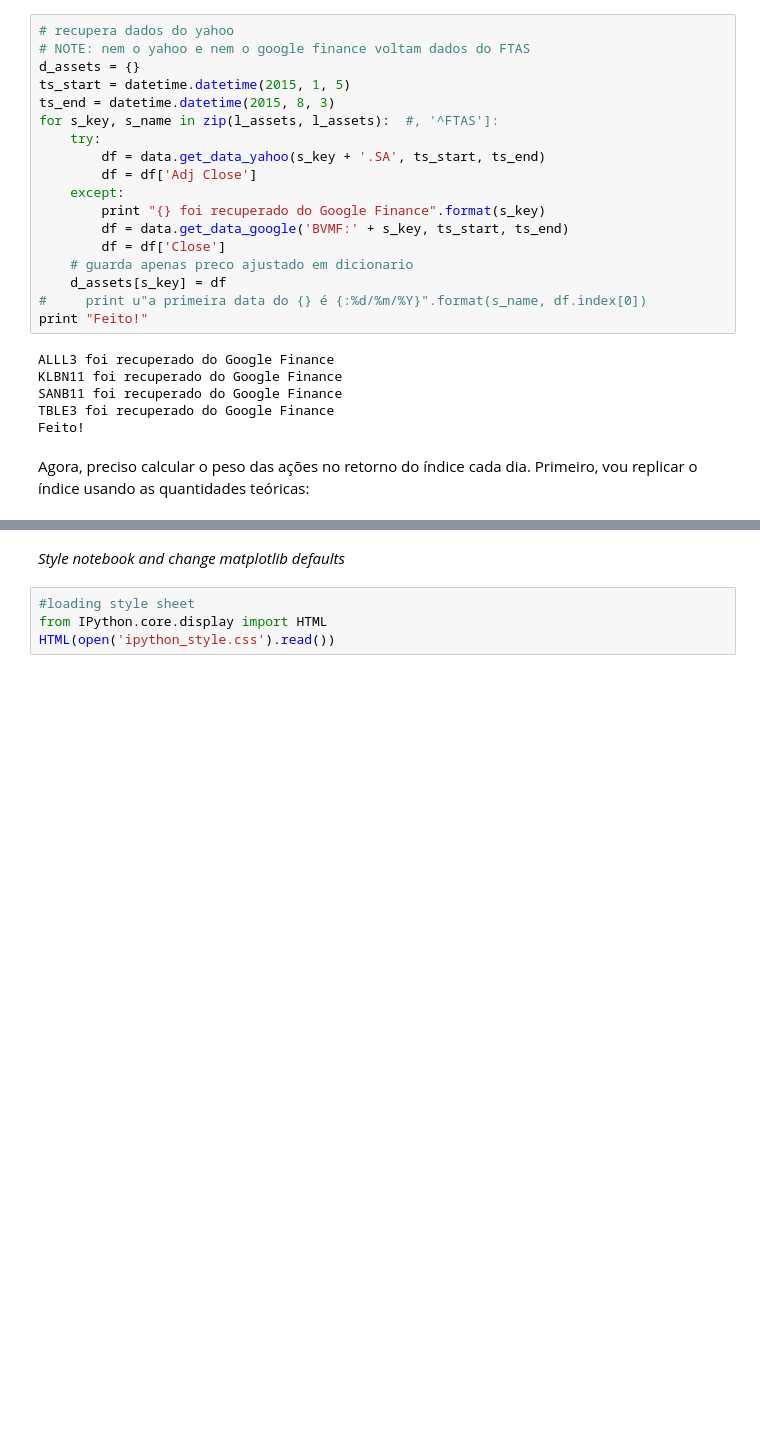
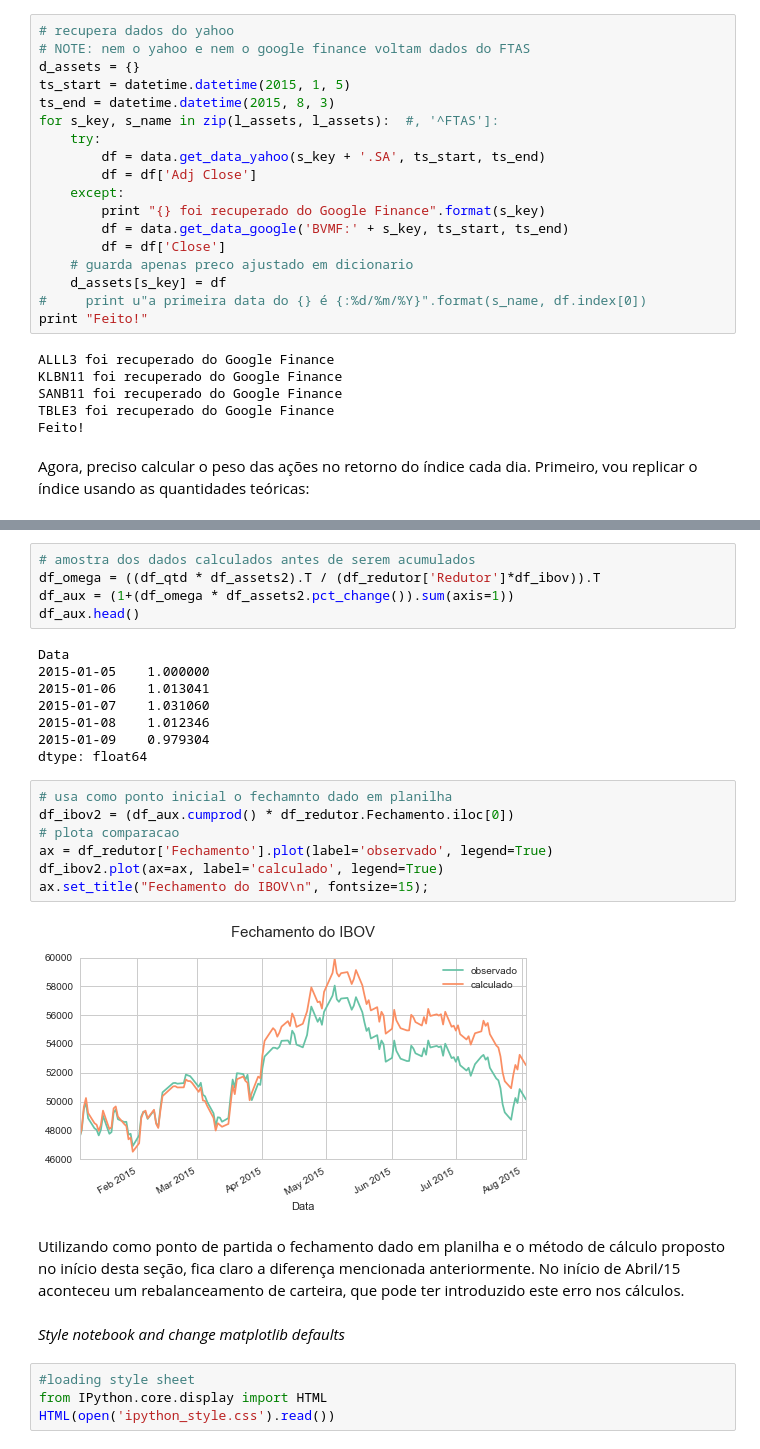
Before and after one commit to ucaiado/AssetReturns_Behavior, a Jupyter notebook: AssetReturn_Behavor.ipynb, the cells around one changed output, grey strips where cells are left out. Drawn from its saved outputs; the diff is of its cells as text; blank space fills up the shorter version.

```diff
--- a/AssetReturn_Behavor.ipynb
+++ b/AssetReturn_Behavor.ipynb
@@ -284,3 +277,27 @@ df_ibov.plot(ax=ax)
+# %%
+# amostra dos dados calculados antes de serem acumulados
+df_omega = ((df_qtd * df_assets2).T / (df_redutor['Redutor']*df_ibov)).T
+df_aux = (1+(df_omega * df_assets2.pct_change()).sum(axis=1))
+df_aux.head()
+# %% [output]
+Data
+2015-01-05    1.000000
+2015-01-06    1.013041
+2015-01-07    1.031060
+2015-01-08    1.012346
+2015-01-09    0.979304
+dtype: float64
+# %%
+# usa como ponto inicial o fechamnto dado em planilha
+df_ibov2 = (df_aux.cumprod() * df_redutor.Fechamento.iloc[0])
+# plota comparacao
+ax = df_redutor['Fechamento'].plot(label='observado', legend=True)
+df_ibov2.plot(ax=ax, label='calculado', legend=True)
+ax.set_title("Fechamento do IBOV\n", fontsize=15);
+# %% [output]
+[figure, added]
+# %% [markdown]
+Utilizando como ponto de partida o fechamento dado em planilha e o método de cálculo proposto no início desta seção, fica claro a diferença mencionada anteriormente. No início de Abril/15 aconteceu um rebalanceamento de carteira, que pode ter introduzido este erro nos cálculos.
 # %% [markdown]
 *Style notebook and change matplotlib defaults*
 # %%
```
Also changed, not shown: parts of 12 cells of this notebook.
